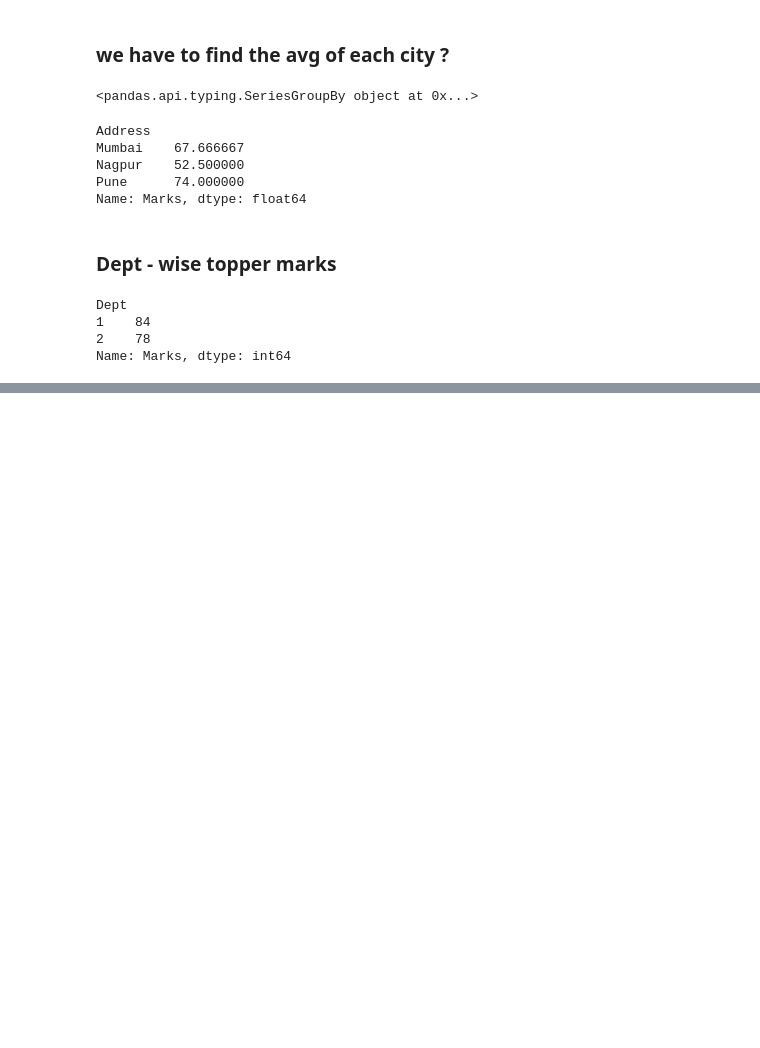
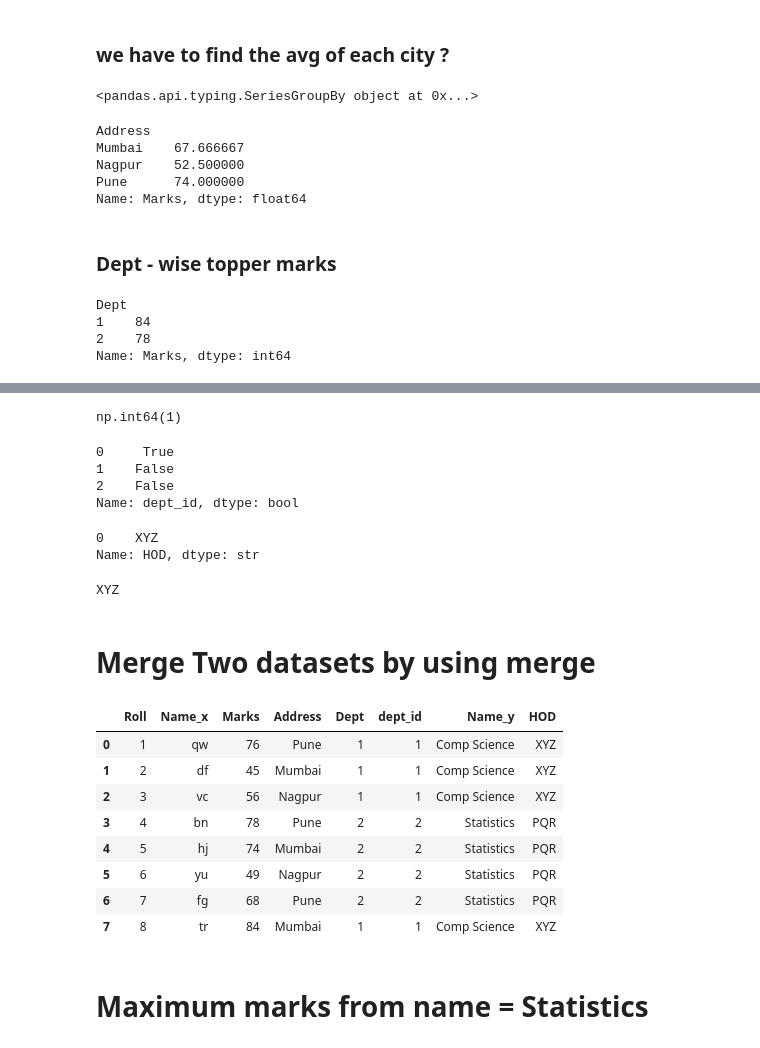
Before and after one commit to gtejas-45/Started-Python, a Jupyter notebook: pandas.ipynb, the cells around one changed output, grey strips where cells are left out. Cells and saved outputs as stored; diff of their text form; code cells hidden in the pictures; blank space fills up the shorter version.

```diff
--- a/pandas.ipynb
+++ b/pandas.ipynb
@@ -493,0 +563,37 @@ Name: Marks, dtype: int64
+# %%
+df_stud[df_stud["Name"] == "vc"]["Dept"].iloc[0]
+# %% [output]
+np.int64(1)
+# %%
+df_depts["dept_id"] == df_stud[df_stud["Name"] == "vc"]["Dept"].iloc[0]
+# %% [output]
+0     True
+1    False
+2    False
+Name: dept_id, dtype: bool
+# %%
+df_depts[df_depts["dept_id"] == df_stud[df_stud["Name"] == "vc"]["Dept"].iloc[0]]["HOD"]
+# %% [output]
+0    XYZ
+Name: HOD, dtype: str
+# %%
+print(df_depts[df_depts["dept_id"] == df_stud[df_stud["Name"] == "vc"]["Dept"].iloc[0]]["HOD"].iloc[0])
+# %% [output]
+XYZ
+# %% [markdown]
+# **Merge Two datasets by using merge**
+# %%
+df_merge = pd.merge(df_stud,df_depts,left_on="Dept",right_on = "dept_id")
+df_merge
+# %% [output]
+|  | Roll | Name_x | Marks | Address | Dept | dept_id | Name_y | HOD |
+| 0 | 1 | qw | 76 | Pune | 1 | 1 | Comp Science | XYZ |
+| 1 | 2 | df | 45 | Mumbai | 1 | 1 | Comp Science | XYZ |
+| 2 | 3 | vc | 56 | Nagpur | 1 | 1 | Comp Science | XYZ |
+| 3 | 4 | bn | 78 | Pune | 2 | 2 | Statistics | PQR |
+| 4 | 5 | hj | 74 | Mumbai | 2 | 2 | Statistics | PQR |
+| 5 | 6 | yu | 49 | Nagpur | 2 | 2 | Statistics | PQR |
+| 6 | 7 | fg | 68 | Pune | 2 | 2 | Statistics | PQR |
+| 7 | 8 | tr | 84 | Mumbai | 1 | 1 | Comp Science | XYZ |
+# %% [markdown]
+# Maximum marks from name = Statistics
```
Also changed, not shown: parts of 38 cells of this notebook, 1 other file.
